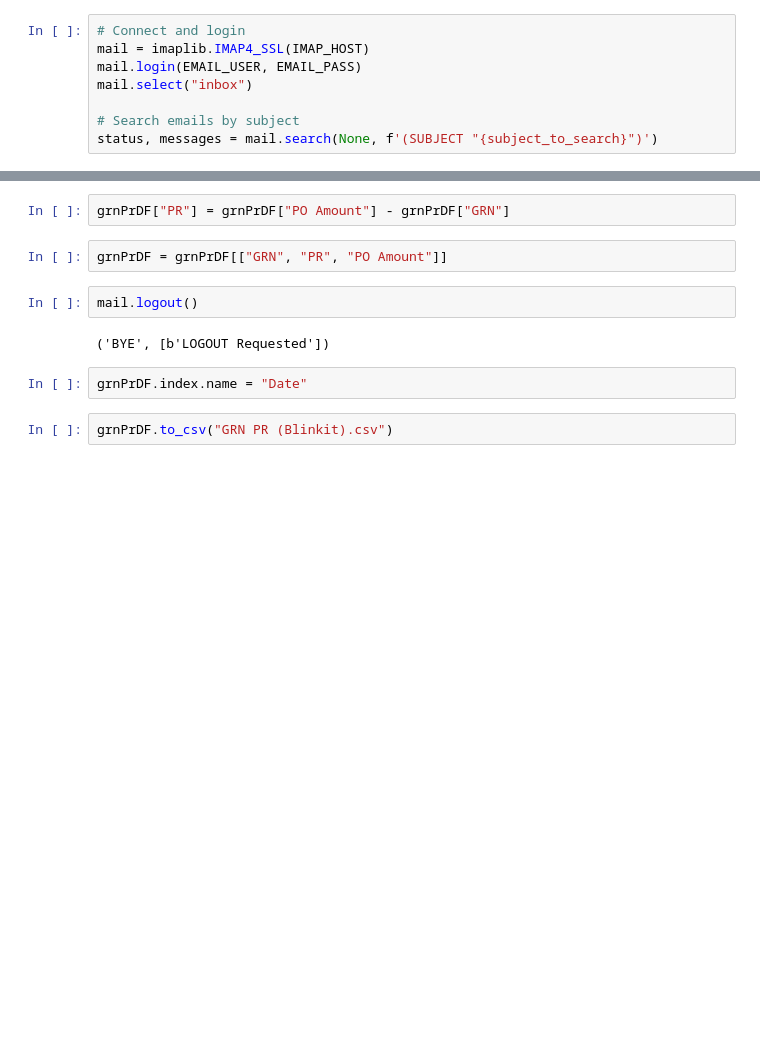
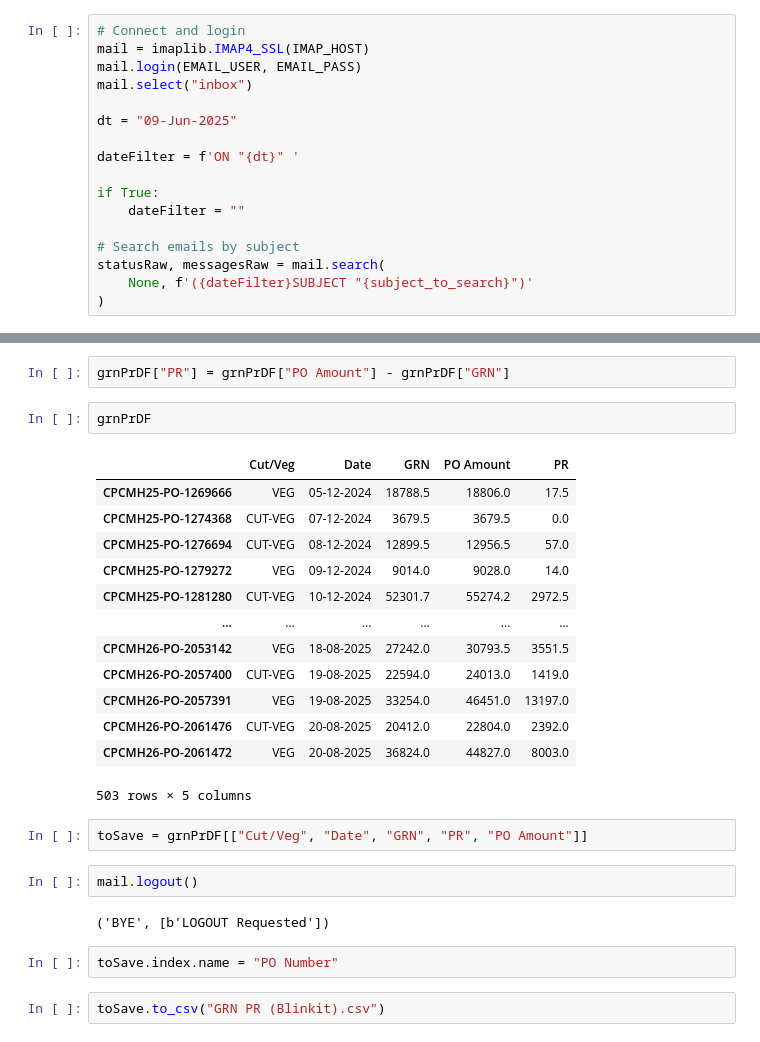
Before and after one commit to EbadAnsari/upgrade-mandi, a Jupyter notebook: notebooks/01-data-collection/Mail to CSV Blinkit.ipynb, the cells around one changed output, grey strips where cells are left out. Saved outputs shown, nothing was run; the diff lists cells and outputs as text; blank space fills up the shorter version.

```diff
--- a/notebooks/01-data-collection/Mail to CSV Blinkit.ipynb
+++ b/notebooks/01-data-collection/Mail to CSV Blinkit.ipynb
@@ -41,6 +43,15 @@ mail = imaplib.IMAP4_SSL(IMAP_HOST)
 mail.login(EMAIL_USER, EMAIL_PASS)
 mail.select("inbox")
 
+dt = "09-Jun-2025"
+
+dateFilter = f'ON "{dt}" '
+
+if True:
+    dateFilter = ""
+
 # Search emails by subject
-status, messages = mail.search(None, f'(SUBJECT "{subject_to_search}")')
+statusRaw, messagesRaw = mail.search(
+    None, f'({dateFilter}SUBJECT "{subject_to_search}")'
+)
 # %%
@@ -103,12 +258,28 @@ if status == "OK":
 # %%
 grnPrDF["PR"] = grnPrDF["PO Amount"] - grnPrDF["GRN"]
+# %%
+grnPrDF
+# %% [output]
+|  | Cut/Veg | Date | GRN | PO Amount | PR |
+| CPCMH25-PO-1269666 | VEG | 05-12-2024 | 18788.5 | 18806.0 | 17.5 |
+| CPCMH25-PO-1274368 | CUT-VEG | 07-12-2024 | 3679.5 | 3679.5 | 0.0 |
+| CPCMH25-PO-1276694 | CUT-VEG | 08-12-2024 | 12899.5 | 12956.5 | 57.0 |
+| CPCMH25-PO-1279272 | VEG | 09-12-2024 | 9014.0 | 9028.0 | 14.0 |
+| CPCMH25-PO-1281280 | CUT-VEG | 10-12-2024 | 52301.7 | 55274.2 | 2972.5 |
+| ... | ... | ... | ... | ... | ... |
+| CPCMH26-PO-2053142 | VEG | 18-08-2025 | 27242.0 | 30793.5 | 3551.5 |
+| CPCMH26-PO-2057400 | CUT-VEG | 19-08-2025 | 22594.0 | 24013.0 | 1419.0 |
+| CPCMH26-PO-2057391 | VEG | 19-08-2025 | 33254.0 | 46451.0 | 13197.0 |
+| CPCMH26-PO-2061476 | CUT-VEG | 20-08-2025 | 20412.0 | 22804.0 | 2392.0 |
+| CPCMH26-PO-2061472 | VEG | 20-08-2025 | 36824.0 | 44827.0 | 8003.0 |
+503 rows × 5 columns
 # %%
-grnPrDF = grnPrDF[["GRN", "PR", "PO Amount"]]
+toSave = grnPrDF[["Cut/Veg", "Date", "GRN", "PR", "PO Amount"]]
 # %%
 mail.logout()
 # %% [output]
 ('BYE', [b'LOGOUT Requested'])
 # %%
-grnPrDF.index.name = "Date"
+toSave.index.name = "PO Number"
 # %%
-grnPrDF.to_csv("GRN PR (Blinkit).csv")
+toSave.to_csv("GRN PR (Blinkit).csv")
```
Also changed, not shown: parts of 4 cells of this notebook.
